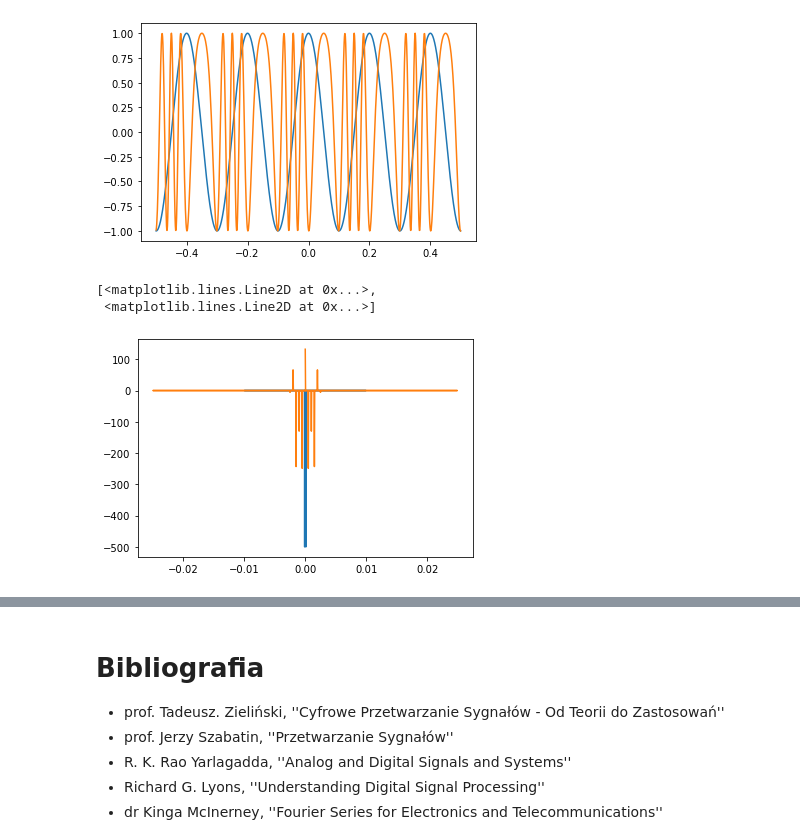
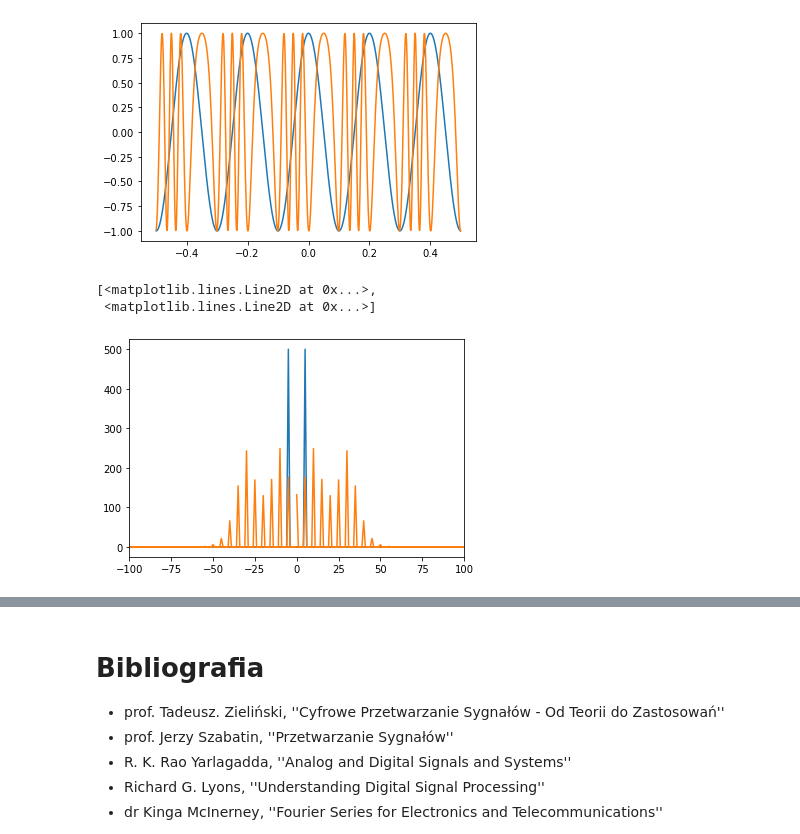
Before and after one commit to pcirrus/dsp_slideshow, a Jupyter notebook: dsp_presentation.ipynb, the cells around one changed output, grey strips where cells are left out. Cells and saved outputs as stored; diff of their text form; code cells hidden in the pictures.

```diff
--- a/dsp_presentation.ipynb
+++ b/dsp_presentation.ipynb
@@ -388,7 +475,8 @@ def amplitude_modulation(time, data, freq, mod_const, a0):
     carrier = a0 * np.cos(time_arg * time)
     return carrier + a0 * mod_const * signal * carrier
 
-time = np.arange(-0.5, 0.5, 0.001)
+sampling_rate = 0.001
+time = np.arange(-0.5, 0.5, sampling_rate)
 freq_carrier = 50
 freq_data = 5
 
@@ -431,11 +518,13 @@ plt.plot(time, signal, time, fm_mod_signal)
 # %%
 # TODO: normalize
 
+fm_time_pure = np.fft.fftfreq(len(signal), freq_carrier_fm) * (freq_carrier_fm/sampling_rate)
 fm_fft = np.fft.fft(fm_mod_signal)
-fm_time = np.fft.fftfreq(len(fm_mod_signal), freq_carrier_fm)
+fm_time = np.fft.fftfreq(len(fm_mod_signal), freq_carrier_fm) * (freq_carrier_fm/sampling_rate)
 
-plt.plot(time_pure, pure_signal_fft.real, fm_time, fm_fft.real)
+plt.xlim(-100, 100)
+plt.plot(fm_time_pure, np.abs(pure_signal_fft), fm_time, np.abs(fm_fft))
 # %% [output]
 [<matplotlib.lines.Line2D at 0x...>,
  <matplotlib.lines.Line2D at 0x...>]
-[figure, old version]
+[figure, new version]
```
Also changed, not shown: parts of 37 cells of this notebook, 8 other files.
